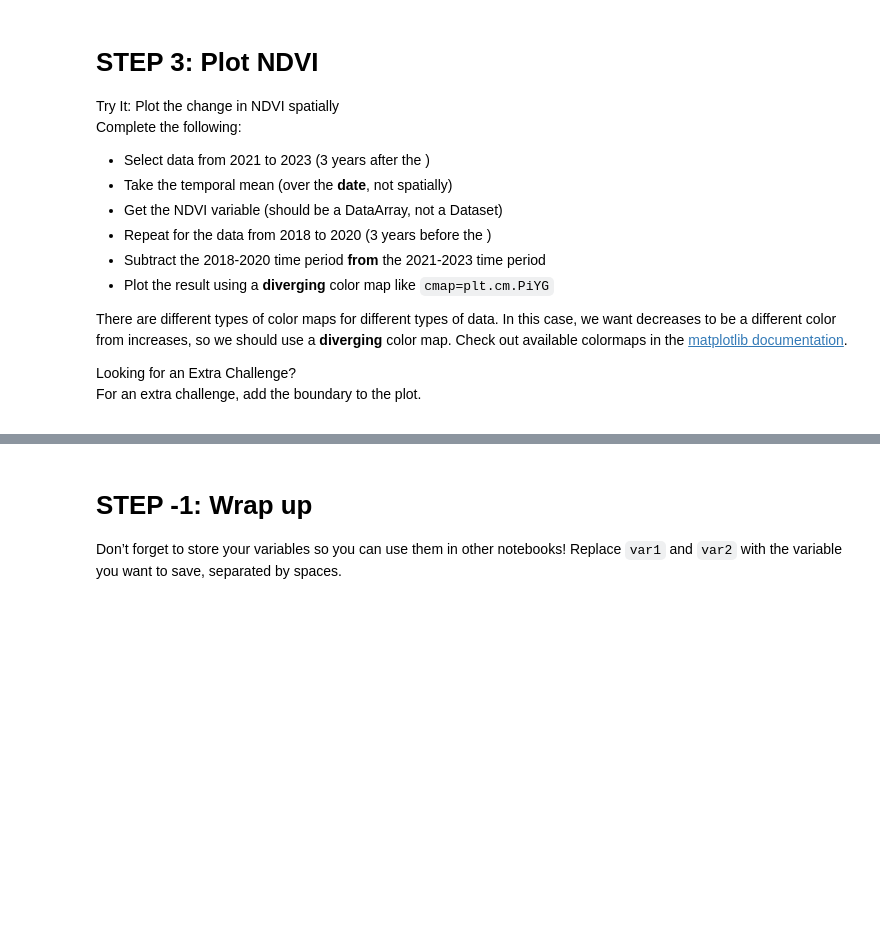
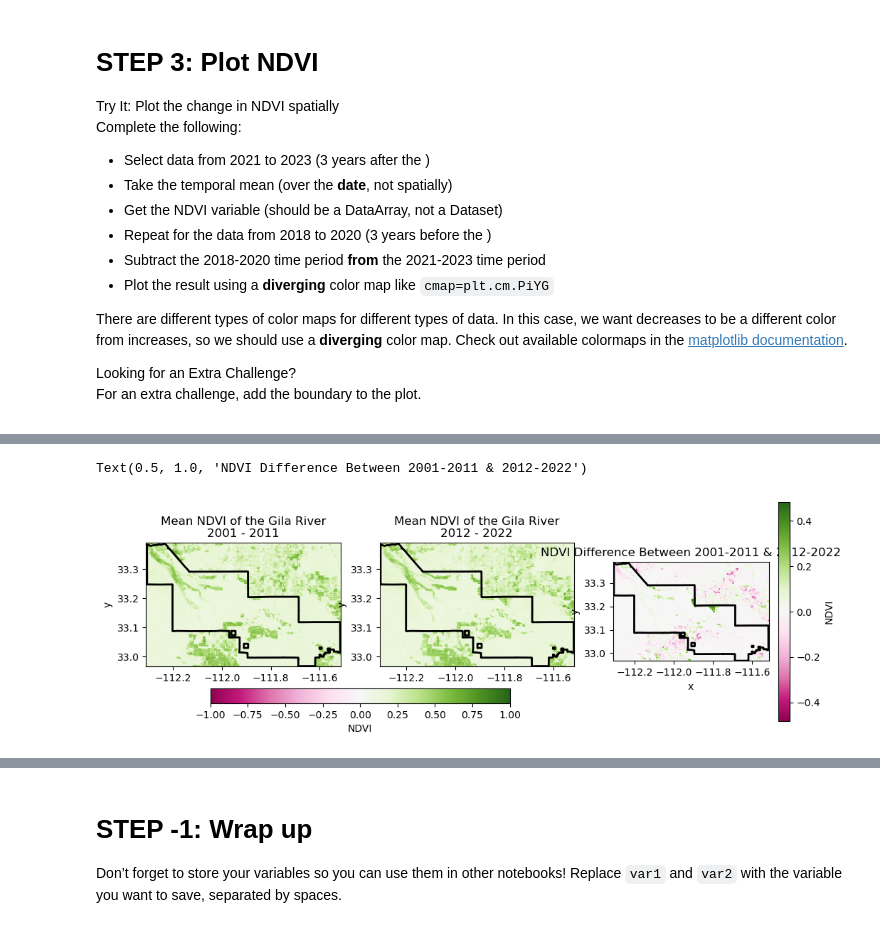
Before and after one commit to earthlab-education/04-vegetation-natshoff, a Jupyter notebook: notebooks/vegetation-03-plot.ipynb, the cells around one changed output, grey strips where cells are left out. Drawn from its saved outputs; the diff is of its cells as text; code cells hidden in the pictures; blank space fills up the shorter version.

Commit message:
almost done with plots

```diff
--- a/notebooks/vegetation-03-plot.ipynb
+++ b/notebooks/vegetation-03-plot.ipynb
@@ -141,11 +141,19 @@ data-__quarto_custom_type="Shortcode"
 data-__quarto_custom_context="Inline"
 data-__quarto_custom_id="3"></span> boundary to the plot.</p></div></div>
 # %%
-# Compute the difference in NDVI before and after
+# Compute the difference in NDVI before and after water rights were returned in 2004
 
-# Plot the difference
-(
-    ndvi_diff.hvplot(x='', y='', cmap='', geo=True)
-    *
-    gdf.hvplot(geo=True, fill_color=None, line_color='black')
+# First decade
+ndvi_2001_2011 = ndvi_da.sel(date=slice('2001','2011')).mean('date').NDVI
+
+# Second decade
+ndvi_2012_2022 = ndvi_da.sel(date=slice('2012','2022')).mean('date').NDVI
+
+# Difference
+ndvi_diff = (
+    ndvi_2012_2022
+    - ndvi_2001_2011
 )
+
+# Check diff
+ndvi_diff
@@ -151,0 +180,55 @@ data-__quarto_custom_id="3"></span> boundary to the plot.</p></div></div>
+# %%
+# Plot the difference - static
+
+# Define first and last image
+#recent_ndvi = rxr.open_rasterio(ndvi_paths[-1], mask_and_scale=True).squeeze()
+#old_ndvi = rxr.open_rasterio(ndvi_paths[0], mask_and_scale=True).squeeze()
+
+# Create side by side plot
+fig, axes = plt.subplots(1, 3, figsize =(12,4))
+
+
+# Plot each in their own axes
+
+# First decade mean NDVI
+im1 = ndvi_2001_2011.plot(ax=axes[0],
+                    cmap=plt.cm.PiYG,
+                    vmin=-1,vmax=1,
+                    add_colorbar=False
+                    )
+# Plot boundary
+gila_gdf.plot(ax=axes[0], edgecolor='black',
+              facecolor='none', linewidth=2)
+axes[0].set_title("Mean NDVI of the Gila River\n2001 - 2011")
+
+
+# Recent NDVI
+ndvi_2012_2022.plot(ax=axes[1],
+                    cmap=plt.cm.PiYG,
+                    vmin=-1,vmax=1,
+                    add_colorbar=False)
+# Plot boundary
+gila_gdf.plot(ax=axes[1], edgecolor='black',
+              facecolor='none', linewidth=2)
+axes[1].set_title("Mean NDVI of the Gila River\n2012 - 2022")
+
+# Add in scale for first two plots
+cbar1 = fig.colorbar(im1,
+                    ax=axes[:2],
+                    shrink=0.7,
+                    orientation="horizontal",
+                    pad=0.1)
+cbar1.set_label("NDVI")
+
+
+# Difference in NDVI
+im2 = ndvi_diff.plot(ax=axes[2],
+                     cmap=plt.cm.PiYG,
+                     add_colorbar=False)
+# Plot boundary
+gila_gdf.plot(ax=axes[2], edgecolor='black',
+              facecolor='none', linewidth=2)
+axes[2].set_title("NDVI Difference Between 2001-2011 & 2012-2022")
+# %% [output]
+Text(0.5, 1.0, 'NDVI Difference Between 2001-2011 & 2012-2022')
+[figure, added]
```
Also changed, not shown: parts of 2 cells of this notebook, 1 other file.
